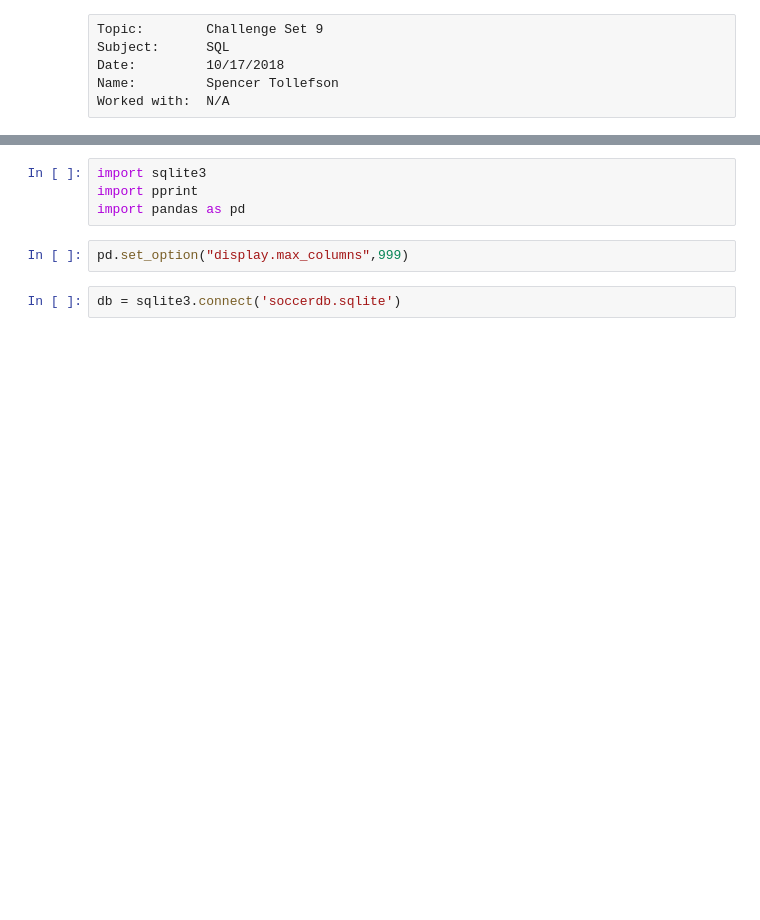
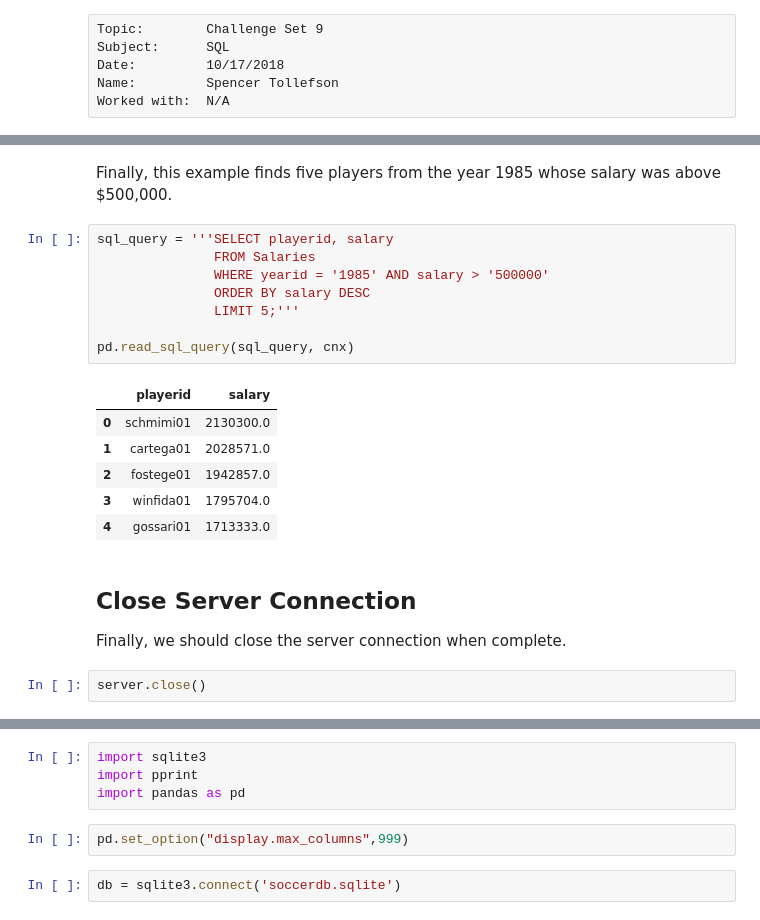
Before and after one commit to spencertollefson/deliverables-metis, a Jupyter notebook: challenges/challenge_set_09_sql_spencertollefson.ipynb, the cells around one changed output, grey strips where cells are left out. Saved outputs shown, nothing was run; the diff lists cells and outputs as text; blank space fills up the shorter version.

```diff
--- a/challenges/challenge_set_09_sql_spencertollefson.ipynb
+++ b/challenges/challenge_set_09_sql_spencertollefson.ipynb
@@ -6,0 +161,23 @@ Worked with:  N/A
+# %% [markdown]
+Finally, this example finds five players from the year 1985 whose salary was above $500,000.
+# %%
+sql_query = '''SELECT playerid, salary
+               FROM Salaries
+               WHERE yearid = '1985' AND salary > '500000'
+               ORDER BY salary DESC
+               LIMIT 5;'''
+
+pd.read_sql_query(sql_query, cnx)
+# %% [output]
+|  | playerid | salary |
+| 0 | schmimi01 | 2130300.0 |
+| 1 | cartega01 | 2028571.0 |
+| 2 | fostege01 | 1942857.0 |
+| 3 | winfida01 | 1795704.0 |
+| 4 | gossari01 | 1713333.0 |
+# %% [markdown]
+## Close Server Connection
+
+Finally, we should close the server connection when complete.
+# %%
+server.close()
```
Also changed, not shown: parts of 24 cells of this notebook.
